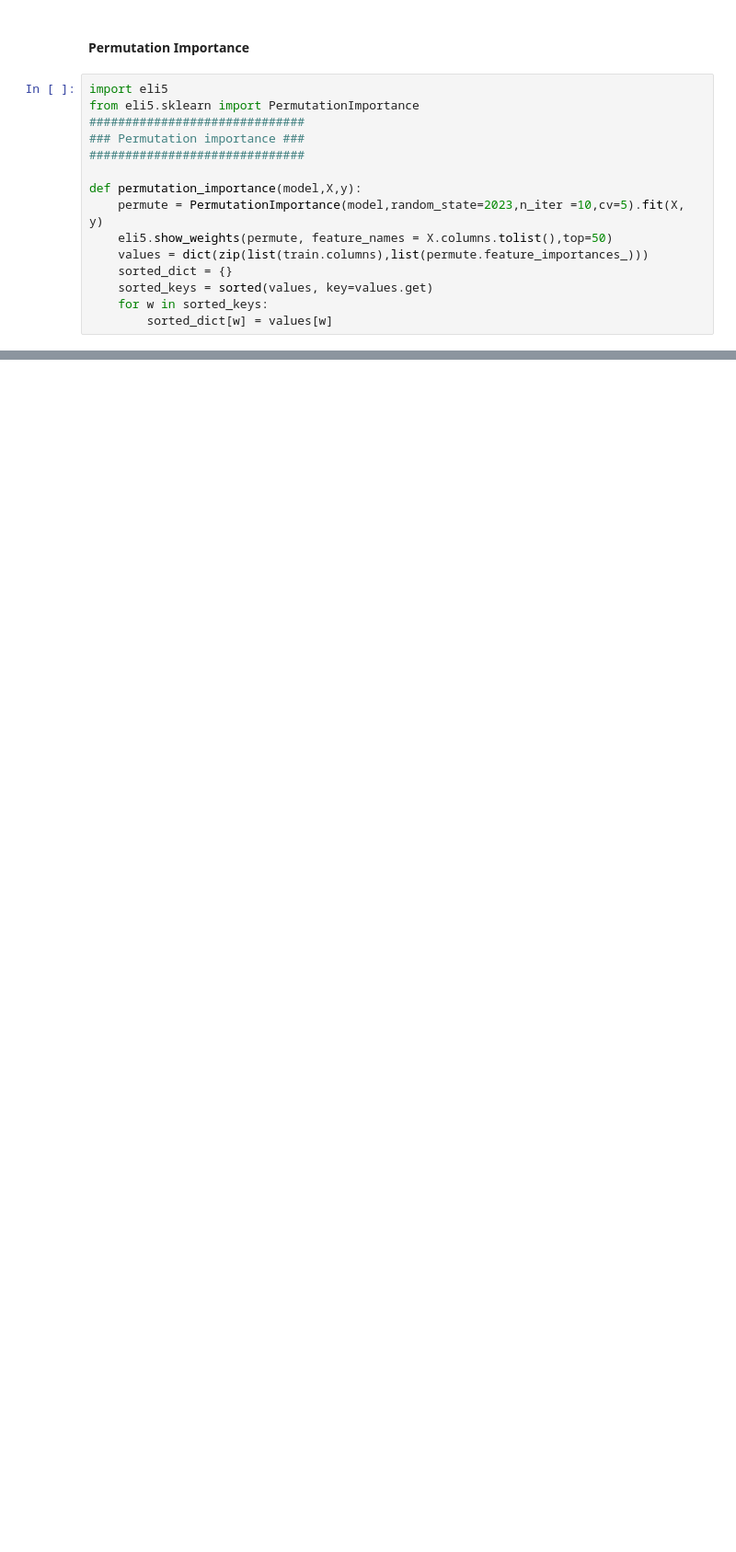
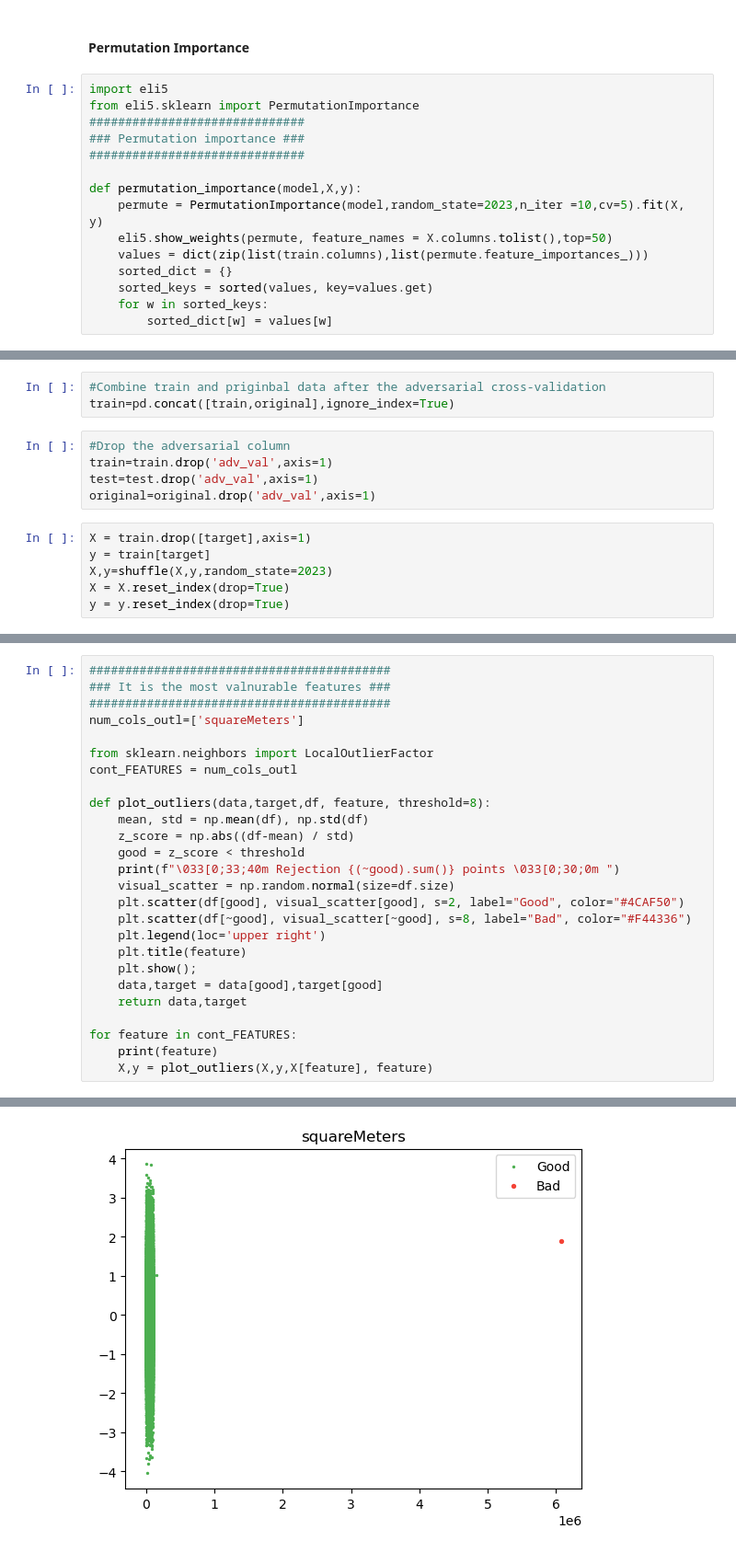
Before and after one commit to SilverSurferClash/ML_Best_Practices, a Jupyter notebook: bestprac-eda.ipynb, the cells around one changed output, grey strips where cells are left out. Shown at 92% size. Saved outputs shown, nothing was run; the diff lists cells and outputs as text; blank space fills up the shorter version.

```diff
--- a/bestprac-eda.ipynb
+++ b/bestprac-eda.ipynb
@@ -188,0 +239,14 @@ eli5.show_weights(permute, feature_names = X.columns.tolist(),top=50)
+# %%
+#Combine train and priginbal data after the adversarial cross-validation
+train=pd.concat([train,original],ignore_index=True)
+# %%
+#Drop the adversarial column
+train=train.drop('adv_val',axis=1)
+test=test.drop('adv_val',axis=1)
+original=original.drop('adv_val',axis=1)
+# %%
+X = train.drop([target],axis=1)
+y = train[target]
+X,y=shuffle(X,y,random_state=2023)
+X = X.reset_index(drop=True)
+y = y.reset_index(drop=True)
@@ -188,0 +257,27 @@ eli5.show_weights(permute, feature_names = X.columns.tolist(),top=50)
+# %%
+##########################################
+### It is the most valnurable features ###
+##########################################
+num_cols_outl=['squareMeters']
+
+from sklearn.neighbors import LocalOutlierFactor
+cont_FEATURES = num_cols_outl
+
+def plot_outliers(data,target,df, feature, threshold=8):
+    mean, std = np.mean(df), np.std(df)
+    z_score = np.abs((df-mean) / std)
+    good = z_score < threshold
+    print(f"\033[0;33;40m Rejection {(~good).sum()} points \033[0;30;0m ")
+    visual_scatter = np.random.normal(size=df.size)
+    plt.scatter(df[good], visual_scatter[good], s=2, label="Good", color="#4CAF50")
+    plt.scatter(df[~good], visual_scatter[~good], s=8, label="Bad", color="#F44336")
+    plt.legend(loc='upper right')
+    plt.title(feature)
+    plt.show();
+    data,target = data[good],target[good]
+    return data,target
+
+for feature in cont_FEATURES:
+    print(feature)
+    X,y = plot_outliers(X,y,X[feature], feature)
+# %% [output]
@@ -188,0 +286 @@ eli5.show_weights(permute, feature_names = X.columns.tolist(),top=50)
+[figure, added]
```
Also changed, not shown: parts of 17 cells of this notebook.
